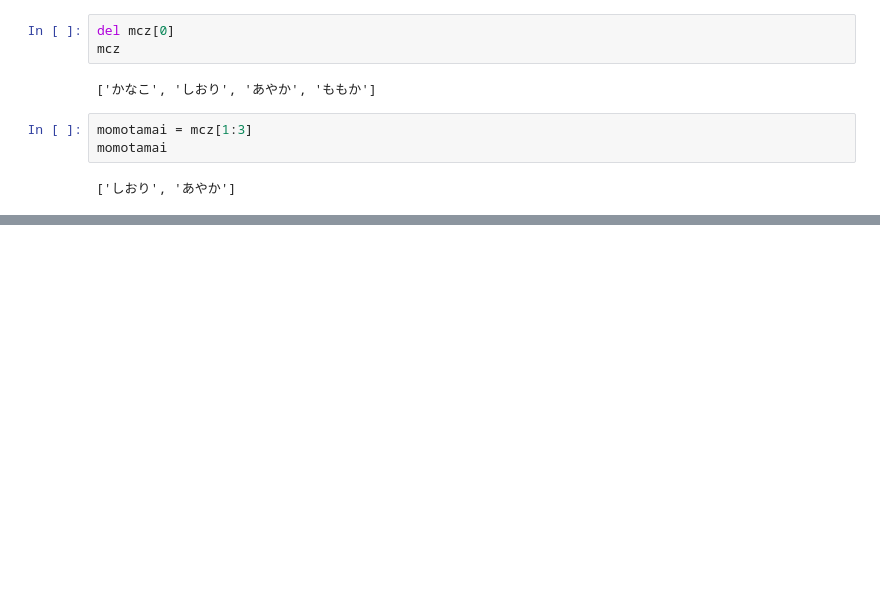
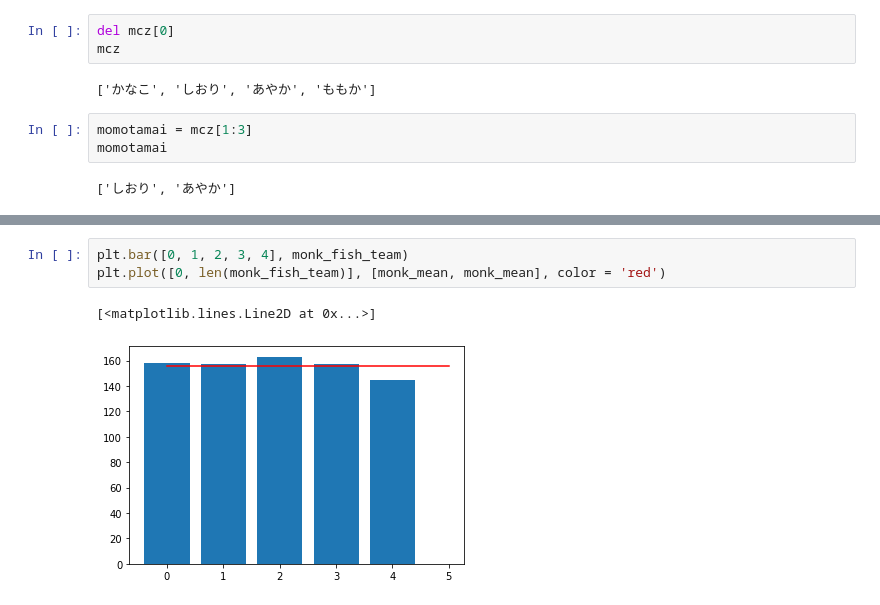
Before and after one commit to SW-yo/SWStudio, a Jupyter notebook: minpy_first.ipynb, the cells around one changed output, grey strips where cells are left out. Cells and saved outputs as stored; diff of their text form; blank space fills up the shorter version.

```diff
--- a/minpy_first.ipynb
+++ b/minpy_first.ipynb
@@ -70,0 +116,6 @@ momotamai
+# %%
+plt.bar([0, 1, 2, 3, 4], monk_fish_team)
+plt.plot([0, len(monk_fish_team)], [monk_mean, monk_mean], color = 'red')
+# %% [output]
+[<matplotlib.lines.Line2D at 0x...>]
+[figure, added]
```
Also changed, not shown: parts of 9 cells of this notebook.
